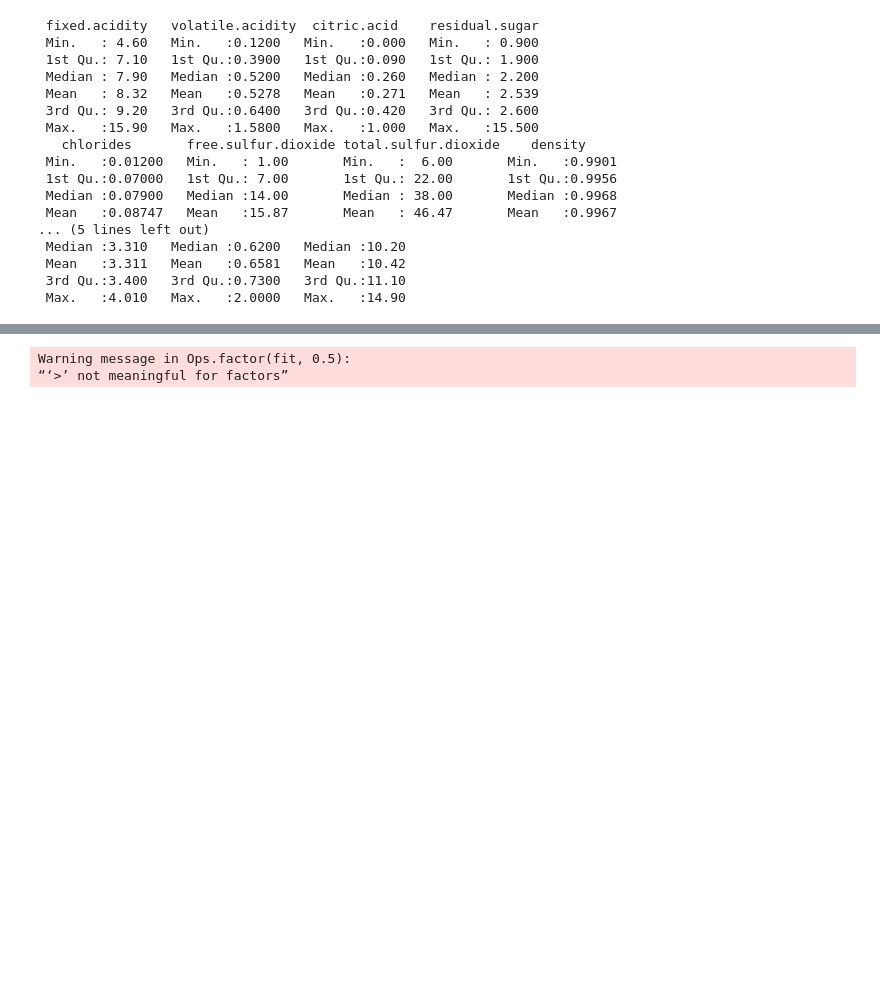
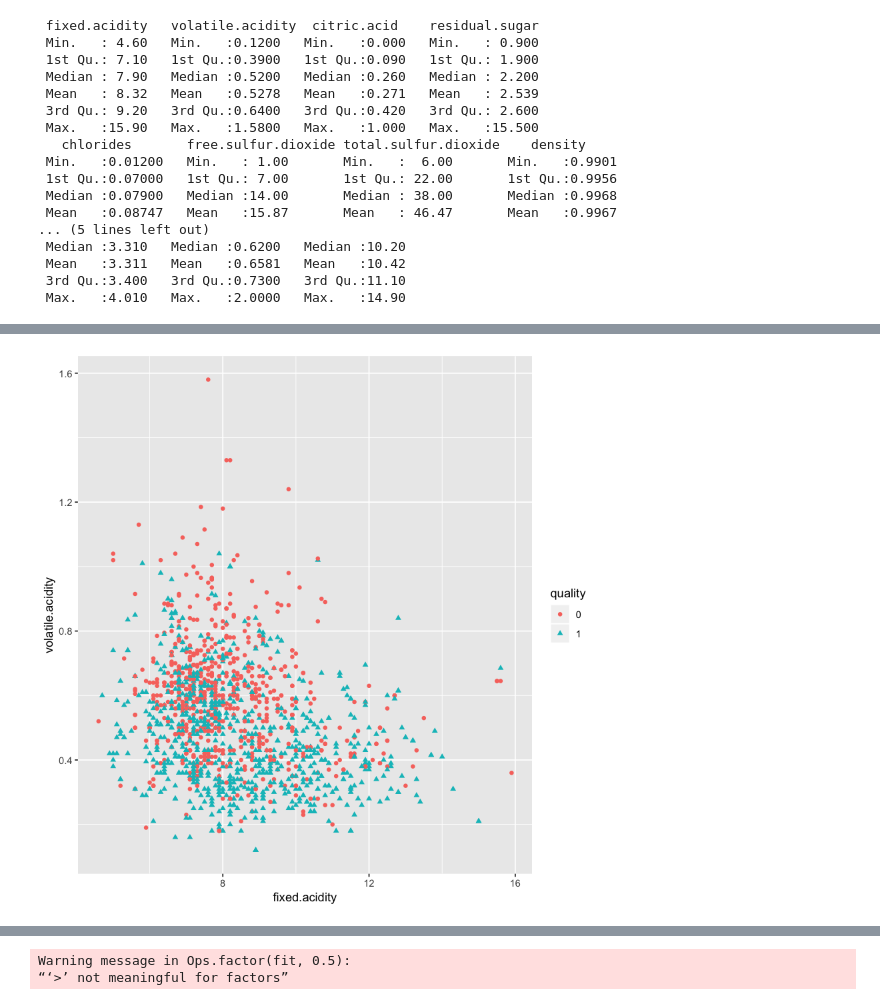
Before and after one commit to spatankar276/Project-Buzz, a Jupyter notebook: 7406-Project-Buzz-Team.ipynb, the cells around one changed output, grey strips where cells are left out. Saved outputs shown, nothing was run; the diff lists cells and outputs as text; code cells hidden in the pictures; blank space fills up the shorter version.

```diff
--- a/7406-Project-Buzz-Team.ipynb
+++ b/7406-Project-Buzz-Team.ipynb
@@ -479,0 +483,4 @@ plot(wine,col = fitK$cluster)
+# %%
+ggplot(wine, aes(x = fixed.acidity, y = volatile.acidity, shape = quality, col = quality))+geom_point()
+# %% [output]
+[figure, added]
```
Also changed, not shown: parts of 46 cells of this notebook.
